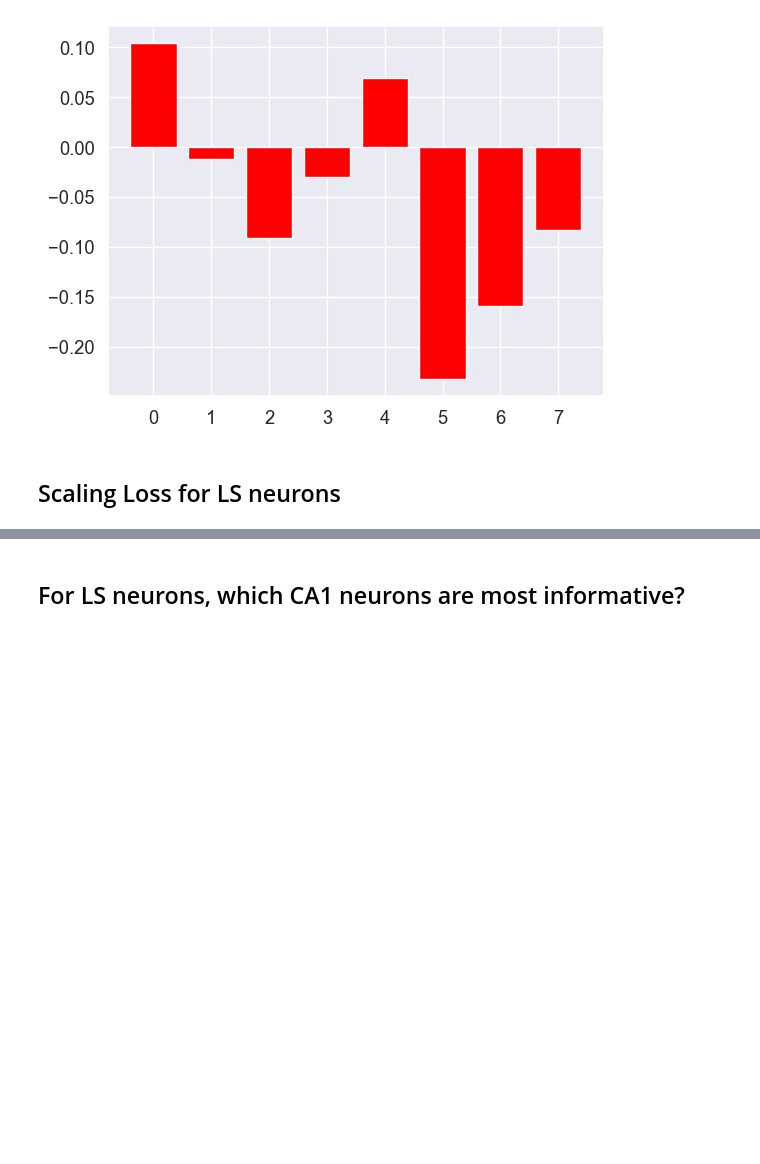
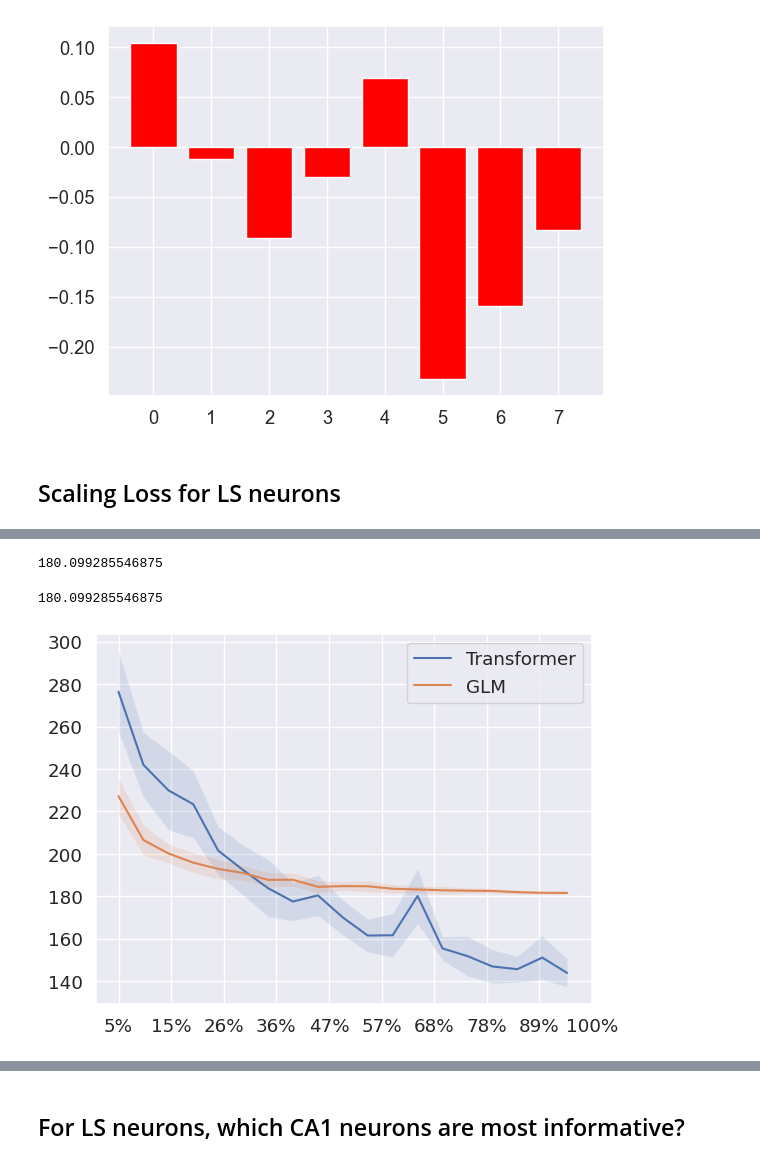
Before and after one commit to cngzlsh/approx_brain, a Jupyter notebook: EB095_stim.ipynb, the cells around one changed output, grey strips where cells are left out. Saved outputs shown, nothing was run; the diff lists cells and outputs as text; code cells hidden in the pictures; blank space fills up the shorter version.

```diff
--- a/EB095_stim.ipynb
+++ b/EB095_stim.ipynb
@@ -592,21 +616,20 @@ plt.show()
 # %% [markdown]
 ### Non-LS neurons
 # %%
-Y_train_nLS = Y[train_idx,:,:][..., nLS_neuron_idx]
+Y_train_nLS = Y_train[train_idx,:,:][..., nLS_neuron_idx]
 Y_test_nLS = Y_test[..., nLS_neuron_idx]
-Y_valid_nLS = Y[valid_idx,:,:][..., nLS_neuron_idx]
+Y_valid_nLS = Y_train[valid_idx,:,:][..., nLS_neuron_idx]
 
 output_dim = len(nLS_neuron_idx)
 
 batch_size = 1024
-train_dataset = BNN_Dataset(X_train, Y_train_nLS)
+train_dataset = BNN_Dataset(X_train[train_idx, ...], Y_train_nLS)
 train_dataloader_nLS = DataLoader(train_dataset, batch_size=batch_size, drop_last=False, shuffle=True)
 test_dataset = BNN_Dataset(X_test, Y_test_nLS)
 test_dataloader_nLS = DataLoader(test_dataset, batch_size=len(test_dataset), drop_last=False, shuffle=False)
 
-valid_dataset = BNN_Dataset(X_valid, Y_valid_nLS)
+valid_dataset = BNN_Dataset(X_train[valid_idx, ...], Y_valid_nLS)
 valid_dataloader_nLS = DataLoader(valid_dataset, batch_size=len(valid_dataset), drop_last=False, shuffle=False)
-del train_dataset, test_dataset, valid_dataset
 # %% [markdown]
 #### Bayes Opt
 # %%
@@ -1145,0 +1161,2 @@ plt.show()
+# %%
+a = proportion_of_data_mean_losses_reps
@@ -1145,0 +1165,24 @@ plt.show()
+# %%
+proportion_of_data_mean_losses_reps = np.load('./proportion_of_data_mean_losses_reps.npy')
+# %%
+proportion_of_data_mean_losses_reps[:,-7,:] = a[:,-7,:]
+# %%
+a[:,-7,4].mean()
+# %% [output]
+180.099285546875
+# %%
+np.mean(proportion_of_data_mean_losses_reps[:,:,4], axis=0)[-7]
+# %% [output]
+180.099285546875
+# %%
+plt.plot(np.mean(proportion_of_data_mean_losses_reps[:, :,4], axis=0), label='Transformer')
+plt.fill_between(np.arange(19), np.mean(proportion_of_data_mean_losses_reps[:,:,4], axis=0) - np.std(proportion_of_data_mean_losses_reps[:,:,4], axis=0),
+                 np.mean(proportion_of_data_mean_losses_reps[:,:,4], axis=0) +np.std(proportion_of_data_mean_losses_reps[:,:,4], axis=0), alpha=0.15)
+plt.plot(np.mean(proportion_of_data_mean_losses_reps[:,:,9], axis=0), label='GLM')
+plt.fill_between(np.arange(19), np.mean(proportion_of_data_mean_losses_reps[:,:,9], axis=0) - np.std(proportion_of_data_mean_losses_reps[:,:,9], axis=0),
+                 np.mean(proportion_of_data_mean_losses_reps[:,:,9], axis=0) +np.std(proportion_of_data_mean_losses_reps[:,:,9], axis=0), alpha=0.15)
+plt.legend()
+plt.xticks(np.linspace(0, 19, 10), [str(int(i*100))+'%' for i in np.linspace(0.05,1,10)])
+plt.show()
+# %% [output]
+[figure, added]
```
Also changed, not shown: parts of 31 cells of this notebook.
